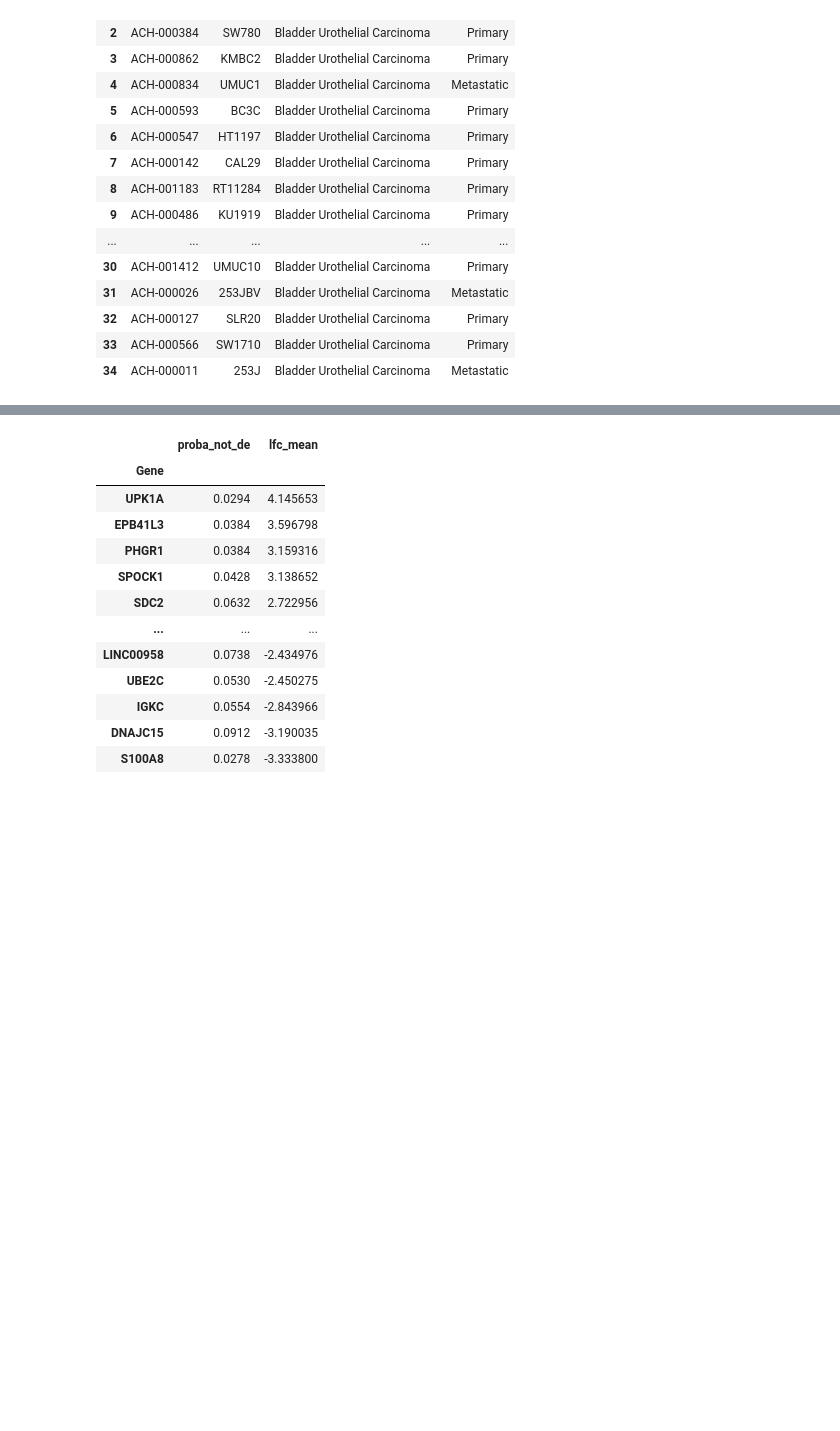
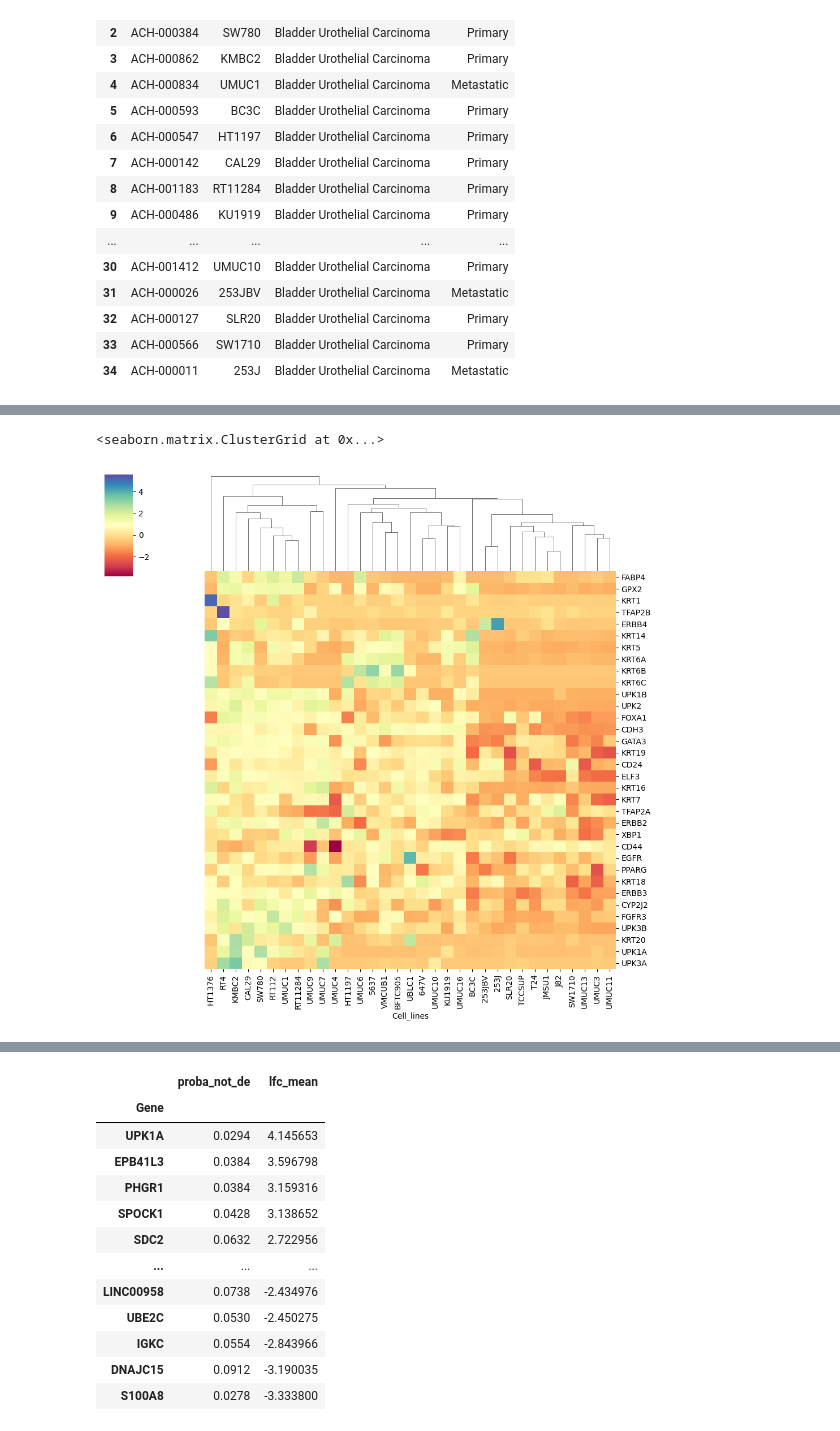
Before and after one commit to jingsday/blca_publication, a Jupyter notebook: blca_publication_Scripts/blca_Scripts_mouse_plos/blca_sc_all_cell_lines.ipynb, the cells around one changed output, grey strips where cells are left out. Drawn from its saved outputs; the diff is of its cells as text; code cells hidden in the pictures; blank space fills up the shorter version.

Commit message:
all bladder cell lines

```diff
--- a/blca_publication_Scripts/blca_Scripts_mouse_plos/blca_sc_all_cell_lines.ipynb
+++ b/blca_publication_Scripts/blca_Scripts_mouse_plos/blca_sc_all_cell_lines.ipynb
@@ -48,0 +52,8 @@ cell_lines_all
+# %%
+from scipy.stats import zscore
+blca_filtered_zscore = blca_filtered.apply(zscore, axis=0)
+# %%
+df = blca_filtered_zscore[['FABP4','GPX2','KRT1','TFAP2B','ERBB4','KRT14','KRT5','KRT6A','KRT6B','KRT6C','UPK1B','UPK2','FOXA1','CDH3','GATA3','KRT19','CD24','ELF3','KRT16',
+ 'KRT7','TFAP2A','ERBB2','XBP1','CD44','EGFR','PPARG','KRT18','ERBB3','CYP2J2','FGFR3','UPK3B','KRT20','UPK1A','UPK3A']]
+# %%
+df['Cell_lines'] = cell_lines_all.loc[cell_lines_all['Depmap Id'].isin(df.index), 'Cell Line'].to_list()
@@ -48,0 +89,7 @@ cell_lines_all
+# %%
+df.set_index('Cell_lines',inplace=True)
+# %%
+sns.clustermap(df.T,row_cluster=False,cmap='Spectral')
+# %% [output]
+<seaborn.matrix.ClusterGrid at 0x...>
+[figure, added]
```
Also changed, not shown: parts of 5 cells of this notebook.
